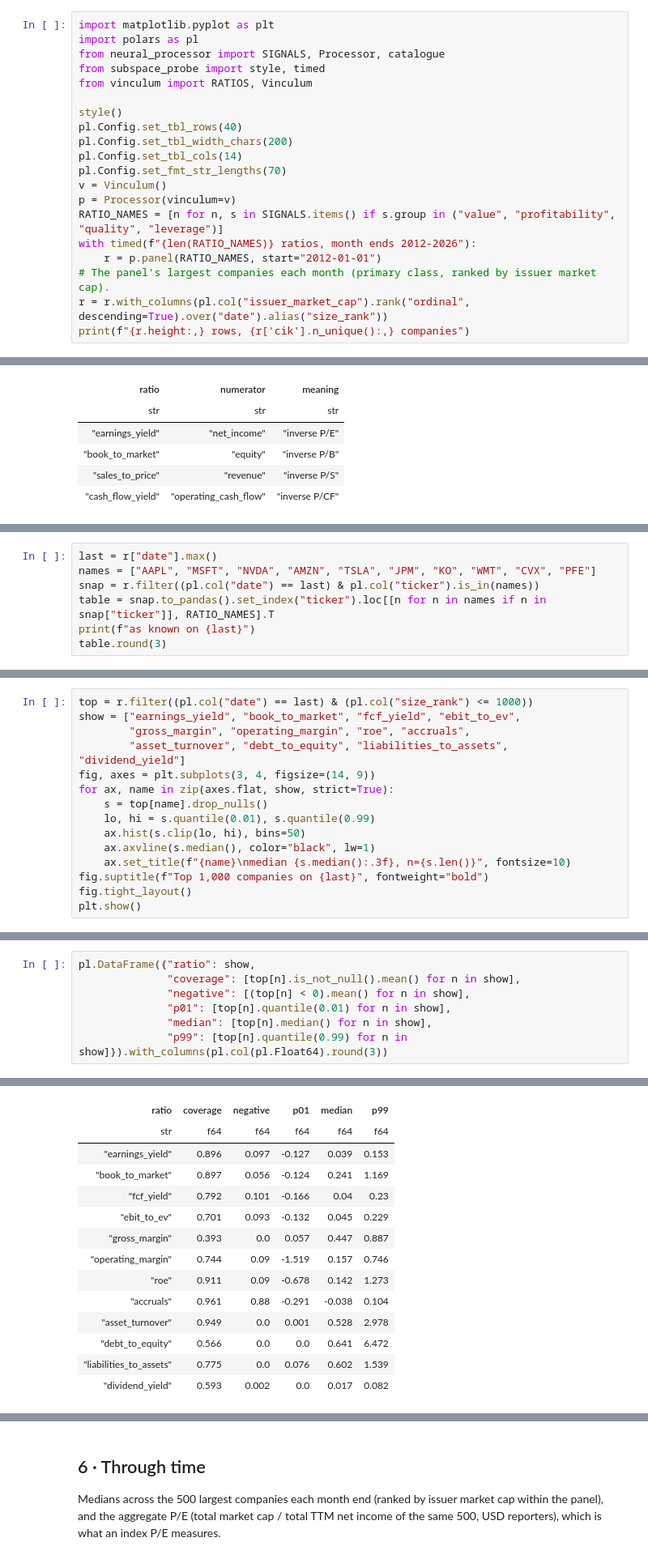
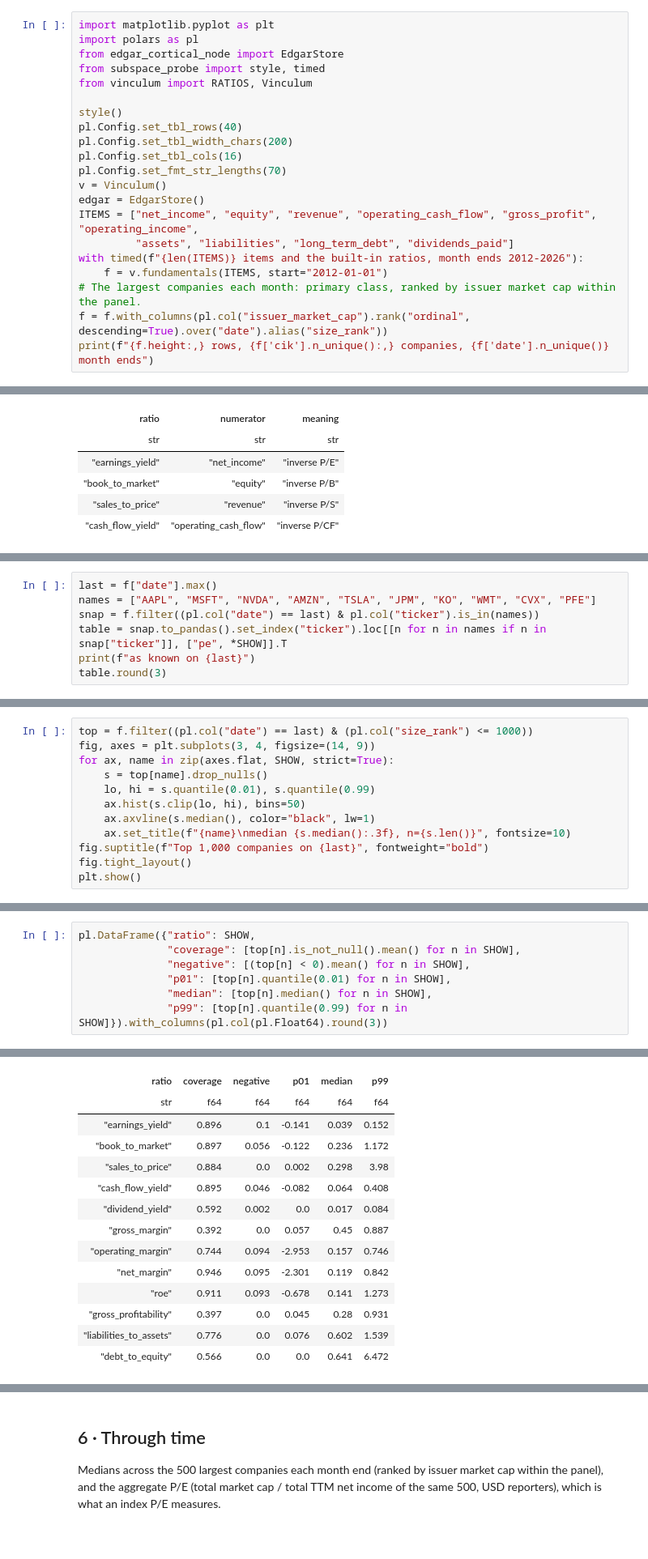
Before and after one commit to yurit04/collective-alpha, a Jupyter notebook: projects/subspace-probe/notebooks/vinculum/02_ratios.ipynb, the cells around one changed output, grey strips where cells are left out. Shown at 81% size. Saved outputs shown, nothing was run; the diff lists cells and outputs as text.

```diff
--- a/projects/subspace-probe/notebooks/vinculum/02_ratios.ipynb
+++ b/projects/subspace-probe/notebooks/vinculum/02_ratios.ipynb
@@ -20,21 +18,22 @@ market cap is that day's.
 # %%
 import matplotlib.pyplot as plt
 import polars as pl
-from neural_processor import SIGNALS, Processor, catalogue
+from edgar_cortical_node import EdgarStore
 from subspace_probe import style, timed
 from vinculum import RATIOS, Vinculum
 
 style()
 pl.Config.set_tbl_rows(40)
 pl.Config.set_tbl_width_chars(200)
-pl.Config.set_tbl_cols(14)
+pl.Config.set_tbl_cols(16)
 pl.Config.set_fmt_str_lengths(70)
 v = Vinculum()
-p = Processor(vinculum=v)
-RATIO_NAMES = [n for n, s in SIGNALS.items() if s.group in ("value", "profitability", "quality", "leverage")]
-with timed(f"{len(RATIO_NAMES)} ratios, month ends 2012-2026"):
-    r = p.panel(RATIO_NAMES, start="2012-01-01")
-# The panel's largest companies each month (primary class, ranked by issuer market cap).
-r = r.with_columns(pl.col("issuer_market_cap").rank("ordinal", descending=True).over("date").alias("size_rank"))
-print(f"{r.height:,} rows, {r['cik'].n_unique():,} companies")
+edgar = EdgarStore()
+ITEMS = ["net_income", "equity", "revenue", "operating_cash_flow", "gross_profit", "operating_income",
+         "assets", "liabilities", "long_term_debt", "dividends_paid"]
+with timed(f"{len(ITEMS)} items and the built-in ratios, month ends 2012-2026"):
+    f = v.fundamentals(ITEMS, start="2012-01-01")
+# The largest companies each month: primary class, ranked by issuer market cap within the panel.
+f = f.with_columns(pl.col("issuer_market_cap").rank("ordinal", descending=True).over("date").alias("size_rank"))
+print(f"{f.height:,} rows, {f['cik'].n_unique():,} companies, {f['date'].n_unique()} month ends")
 # %% [output]
@@ -126,8 +113,8 @@ The latest month end. Reading down a column is a quick health check of the data:
 # %%
-last = r["date"].max()
+last = f["date"].max()
 names = ["AAPL", "MSFT", "NVDA", "AMZN", "TSLA", "JPM", "KO", "WMT", "CVX", "PFE"]
-snap = r.filter((pl.col("date") == last) & pl.col("ticker").is_in(names))
-table = snap.to_pandas().set_index("ticker").loc[[n for n in names if n in snap["ticker"]], RATIO_NAMES].T
+snap = f.filter((pl.col("date") == last) & pl.col("ticker").is_in(names))
+table = snap.to_pandas().set_index("ticker").loc[[n for n in names if n in snap["ticker"]], ["pe", *SHOW]].T
 print(f"as known on {last}")
 table.round(3)
 # %% [output]
@@ -158,10 +142,7 @@ for cash-rich companies) have long tails; rank or winsorize them before using th
 # %%
-top = r.filter((pl.col("date") == last) & (pl.col("size_rank") <= 1000))
-show = ["earnings_yield", "book_to_market", "fcf_yield", "ebit_to_ev",
-        "gross_margin", "operating_margin", "roe", "accruals",
-        "asset_turnover", "debt_to_equity", "liabilities_to_assets", "dividend_yield"]
+top = f.filter((pl.col("date") == last) & (pl.col("size_rank") <= 1000))
 fig, axes = plt.subplots(3, 4, figsize=(14, 9))
-for ax, name in zip(axes.flat, show, strict=True):
+for ax, name in zip(axes.flat, SHOW, strict=True):
     s = top[name].drop_nulls()
     lo, hi = s.quantile(0.01), s.quantile(0.99)
     ax.hist(s.clip(lo, hi), bins=50)
@@ -175,24 +156,24 @@ plt.show()
 # %%
-pl.DataFrame({"ratio": show,
-              "coverage": [top[n].is_not_null().mean() for n in show],
-              "negative": [(top[n] < 0).mean() for n in show],
-              "p01": [top[n].quantile(0.01) for n in show],
-              "median": [top[n].median() for n in show],
-              "p99": [top[n].quantile(0.99) for n in show]}).with_columns(pl.col(pl.Float64).round(3))
+pl.DataFrame({"ratio": SHOW,
+              "coverage": [top[n].is_not_null().mean() for n in SHOW],
+              "negative": [(top[n] < 0).mean() for n in SHOW],
+              "p01": [top[n].quantile(0.01) for n in SHOW],
+              "median": [top[n].median() for n in SHOW],
+              "p99": [top[n].quantile(0.99) for n in SHOW]}).with_columns(pl.col(pl.Float64).round(3))
 # %% [output]
 shape: (12, 6)
 | ratio | coverage | negative | p01 | median | p99 |
 | str | f64 | f64 | f64 | f64 | f64 |
-| "earnings_yield" | 0.896 | 0.097 | -0.127 | 0.039 | 0.153 |
-| "book_to_market" | 0.897 | 0.056 | -0.124 | 0.241 | 1.169 |
-| "fcf_yield" | 0.792 | 0.101 | -0.166 | 0.04 | 0.23 |
-| "ebit_to_ev" | 0.701 | 0.093 | -0.132 | 0.045 | 0.229 |
-| "gross_margin" | 0.393 | 0.0 | 0.057 | 0.447 | 0.887 |
-| "operating_margin" | 0.744 | 0.09 | -1.519 | 0.157 | 0.746 |
-| "roe" | 0.911 | 0.09 | -0.678 | 0.142 | 1.273 |
-| "accruals" | 0.961 | 0.88 | -0.291 | -0.038 | 0.104 |
-| "asset_turnover" | 0.949 | 0.0 | 0.001 | 0.528 | 2.978 |
+| "earnings_yield" | 0.896 | 0.1 | -0.141 | 0.039 | 0.152 |
+| "book_to_market" | 0.897 | 0.056 | -0.122 | 0.236 | 1.172 |
+| "sales_to_price" | 0.884 | 0.0 | 0.002 | 0.298 | 3.98 |
+| "cash_flow_yield" | 0.895 | 0.046 | -0.082 | 0.064 | 0.408 |
+| "dividend_yield" | 0.592 | 0.002 | 0.0 | 0.017 | 0.084 |
+| "gross_margin" | 0.392 | 0.0 | 0.057 | 0.45 | 0.887 |
+| "operating_margin" | 0.744 | 0.094 | -2.953 | 0.157 | 0.746 |
+| "net_margin" | 0.946 | 0.095 | -2.301 | 0.119 | 0.842 |
+| "roe" | 0.911 | 0.093 | -0.678 | 0.141 | 1.273 |
+| "gross_profitability" | 0.397 | 0.0 | 0.045 | 0.28 | 0.931 |
+| "liabilities_to_assets" | 0.776 | 0.0 | 0.076 | 0.602 | 1.539 |
 | "debt_to_equity" | 0.566 | 0.0 | 0.0 | 0.641 | 6.472 |
-| "liabilities_to_assets" | 0.775 | 0.0 | 0.076 | 0.602 | 1.539 |
-| "dividend_yield" | 0.593 | 0.002 | 0.0 | 0.017 | 0.082 |
 # %% [markdown]
```
Also changed, not shown: parts of 22 cells of this notebook, 44 other files.
